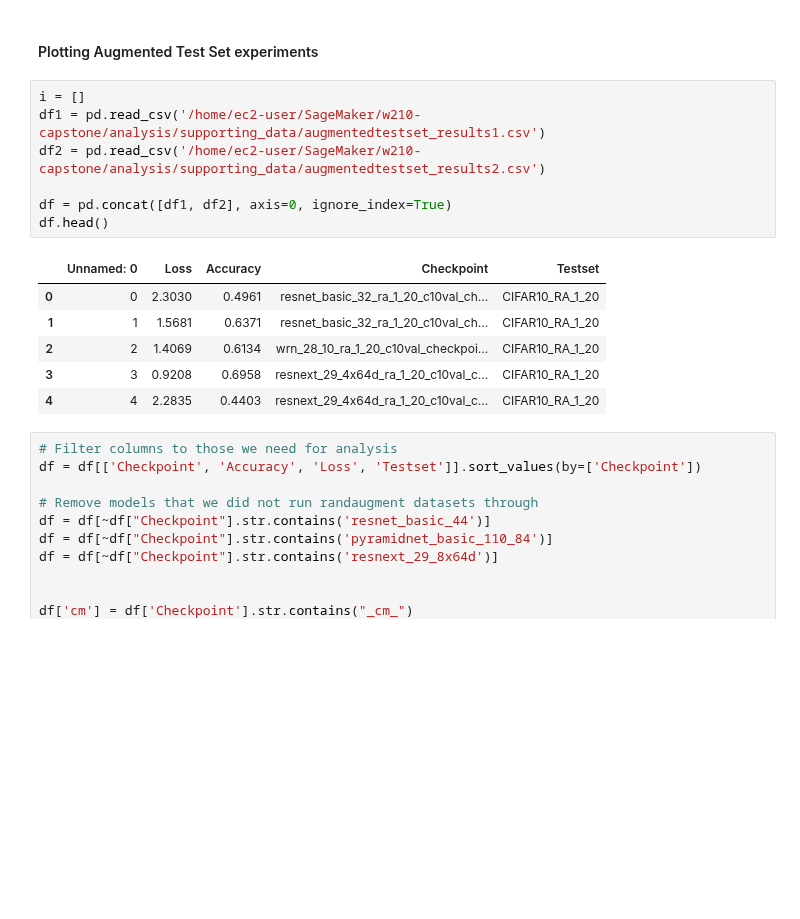
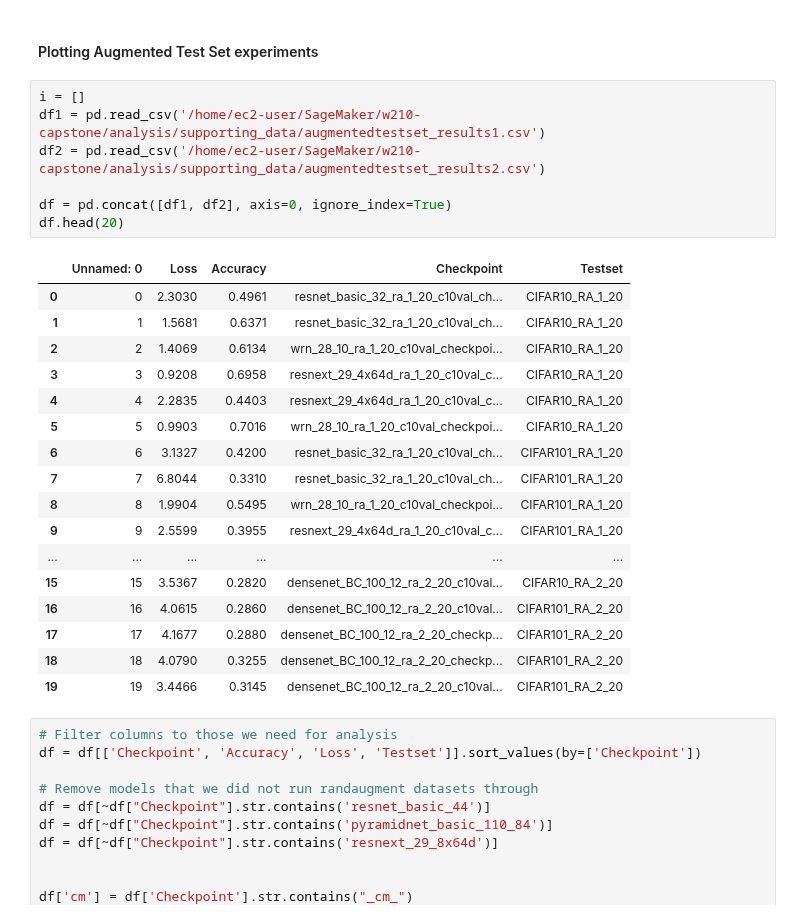
Before and after one commit to danzisar/w210-capstone, a Jupyter notebook: analysis/Results_scatterplot.ipynb, the cells around one changed output. Drawn from its saved outputs; the diff is of its cells as text; blank space fills up the shorter version.

```diff
--- a/analysis/Results_scatterplot.ipynb
+++ b/analysis/Results_scatterplot.ipynb
@@ -341,17 +341,28 @@ Text(0.5, 1.0, 'CutMix Augmentation and the Distribution Gap')
 # %%
 i = []
 df1 = pd.read_csv('/home/ec2-user/SageMaker/w210-capstone/analysis/supporting_data/augmentedtestset_results1.csv')
 df2 = pd.read_csv('/home/ec2-user/SageMaker/w210-capstone/analysis/supporting_data/augmentedtestset_results2.csv')
 
 df = pd.concat([df1, df2], axis=0, ignore_index=True)
-df.head()
+df.head(20)
 # %% [output]
 |  | Unnamed: 0 | Loss | Accuracy | Checkpoint | Testset |
 | 0 | 0 | 2.3030 | 0.4961 | resnet_basic_32_ra_1_20_c10val_ch... | CIFAR10_RA_1_20 |
 | 1 | 1 | 1.5681 | 0.6371 | resnet_basic_32_ra_1_20_c10val_ch... | CIFAR10_RA_1_20 |
 | 2 | 2 | 1.4069 | 0.6134 | wrn_28_10_ra_1_20_c10val_checkpoi... | CIFAR10_RA_1_20 |
 | 3 | 3 | 0.9208 | 0.6958 | resnext_29_4x64d_ra_1_20_c10val_c... | CIFAR10_RA_1_20 |
 | 4 | 4 | 2.2835 | 0.4403 | resnext_29_4x64d_ra_1_20_c10val_c... | CIFAR10_RA_1_20 |
+| 5 | 5 | 0.9903 | 0.7016 | wrn_28_10_ra_1_20_c10val_checkpoi... | CIFAR10_RA_1_20 |
+| 6 | 6 | 3.1327 | 0.4200 | resnet_basic_32_ra_1_20_c10val_ch... | CIFAR101_RA_1_20 |
+| 7 | 7 | 6.8044 | 0.3310 | resnet_basic_32_ra_1_20_c10val_ch... | CIFAR101_RA_1_20 |
+| 8 | 8 | 1.9904 | 0.5495 | wrn_28_10_ra_1_20_c10val_checkpoi... | CIFAR101_RA_1_20 |
+| 9 | 9 | 2.5599 | 0.3955 | resnext_29_4x64d_ra_1_20_c10val_c... | CIFAR101_RA_1_20 |
+| ... | ... | ... | ... | ... | ... |
+| 15 | 15 | 3.5367 | 0.2820 | densenet_BC_100_12_ra_2_20_c10val... | CIFAR10_RA_2_20 |
+| 16 | 16 | 4.0615 | 0.2860 | densenet_BC_100_12_ra_2_20_c10val... | CIFAR101_RA_2_20 |
+| 17 | 17 | 4.1677 | 0.2880 | densenet_BC_100_12_ra_2_20_checkp... | CIFAR101_RA_2_20 |
+| 18 | 18 | 4.0790 | 0.3255 | densenet_BC_100_12_ra_2_20_checkp... | CIFAR101_RA_2_20 |
+| 19 | 19 | 3.4466 | 0.3145 | densenet_BC_100_12_ra_2_20_c10val... | CIFAR101_RA_2_20 |
 # %%
 # Filter columns to those we need for analysis
 df = df[['Checkpoint', 'Accuracy', 'Loss', 'Testset']].sort_values(by=['Checkpoint'])
```
Also changed, not shown: parts of 2 cells of this notebook.
